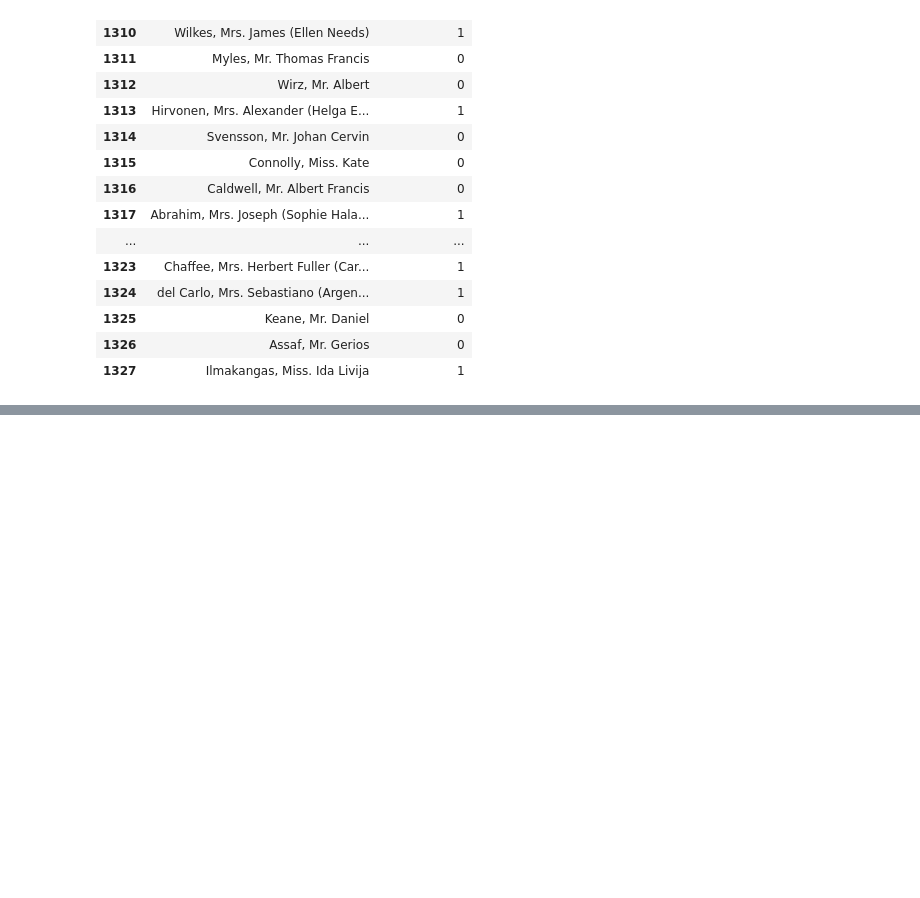
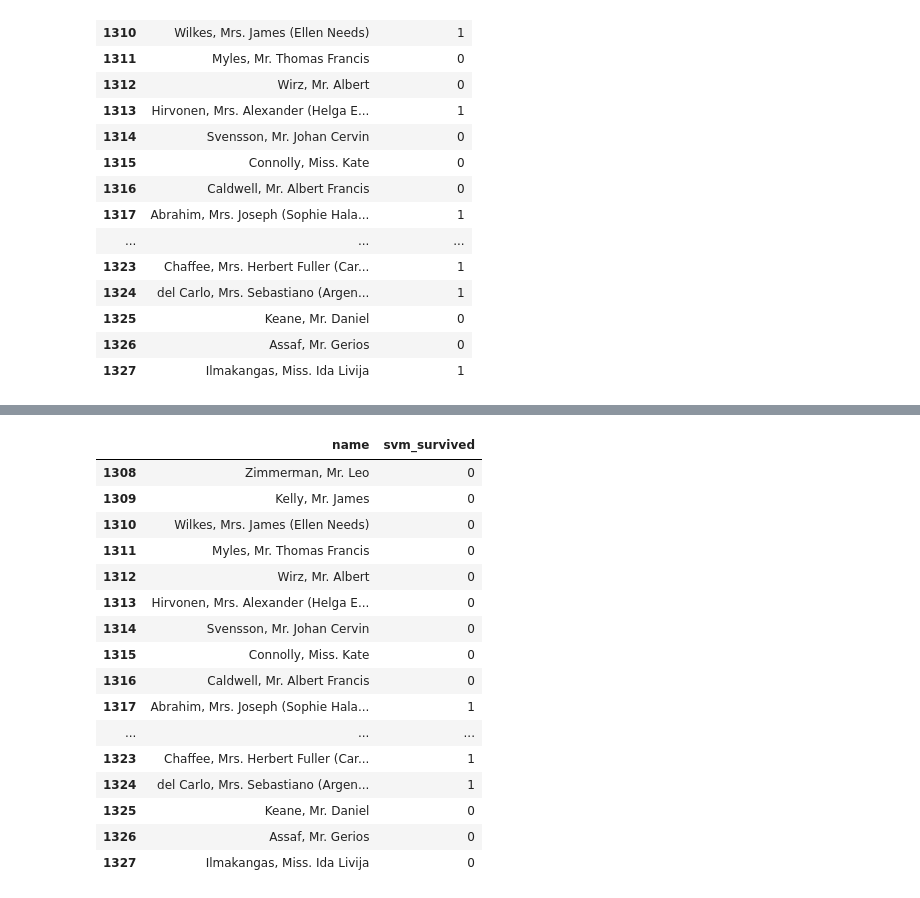
Before and after one commit to faresmohamed260/School-Work, a Jupyter notebook: Machine Learning/Final Project/Passengers survival status.ipynb, the cells around one changed output, grey strips where cells are left out. Saved outputs shown, nothing was run; the diff lists cells and outputs as text; code cells hidden in the pictures; blank space fills up the shorter version.

```diff
--- a/Machine Learning/Final Project/Passengers survival status.ipynb
+++ b/Machine Learning/Final Project/Passengers survival status.ipynb
@@ -295,0 +344,22 @@ test_set[['name', 'nb_survived']].style.background_gradient(cmap="turbo")
+# %%
+test_set.drop(['nb_survived'], axis=1, inplace=True)
+test_set['svm_survived'] = svm_classifier.predict(test_set.drop(['name', 'ticket'], axis=1)).astype(int)
+test_set[['name', 'svm_survived']].style.background_gradient(cmap="turbo")
+# %% [output]
+|  | name | svm_survived |
+| 1308 | Zimmerman, Mr. Leo | 0 |
+| 1309 | Kelly, Mr. James | 0 |
+| 1310 | Wilkes, Mrs. James (Ellen Needs) | 0 |
+| 1311 | Myles, Mr. Thomas Francis | 0 |
+| 1312 | Wirz, Mr. Albert | 0 |
+| 1313 | Hirvonen, Mrs. Alexander (Helga E... | 0 |
+| 1314 | Svensson, Mr. Johan Cervin | 0 |
+| 1315 | Connolly, Miss. Kate | 0 |
+| 1316 | Caldwell, Mr. Albert Francis | 0 |
+| 1317 | Abrahim, Mrs. Joseph (Sophie Hala... | 1 |
+| ... | ... | ... |
+| 1323 | Chaffee, Mrs. Herbert Fuller (Car... | 1 |
+| 1324 | del Carlo, Mrs. Sebastiano (Argen... | 1 |
+| 1325 | Keane, Mr. Daniel | 0 |
+| 1326 | Assaf, Mr. Gerios | 0 |
+| 1327 | Ilmakangas, Miss. Ida Livija | 0 |
```
Also changed, not shown: parts of 9 cells of this notebook.
